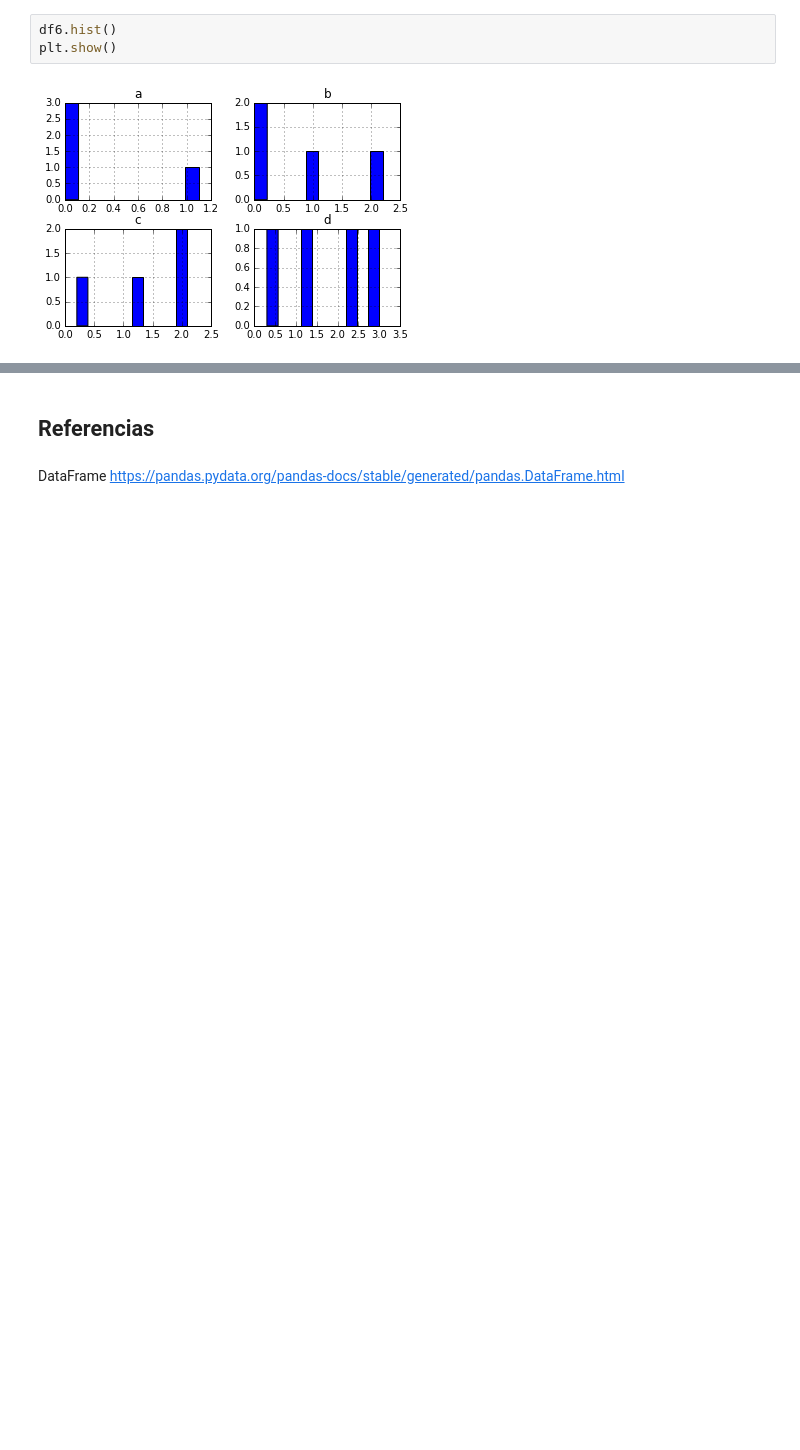
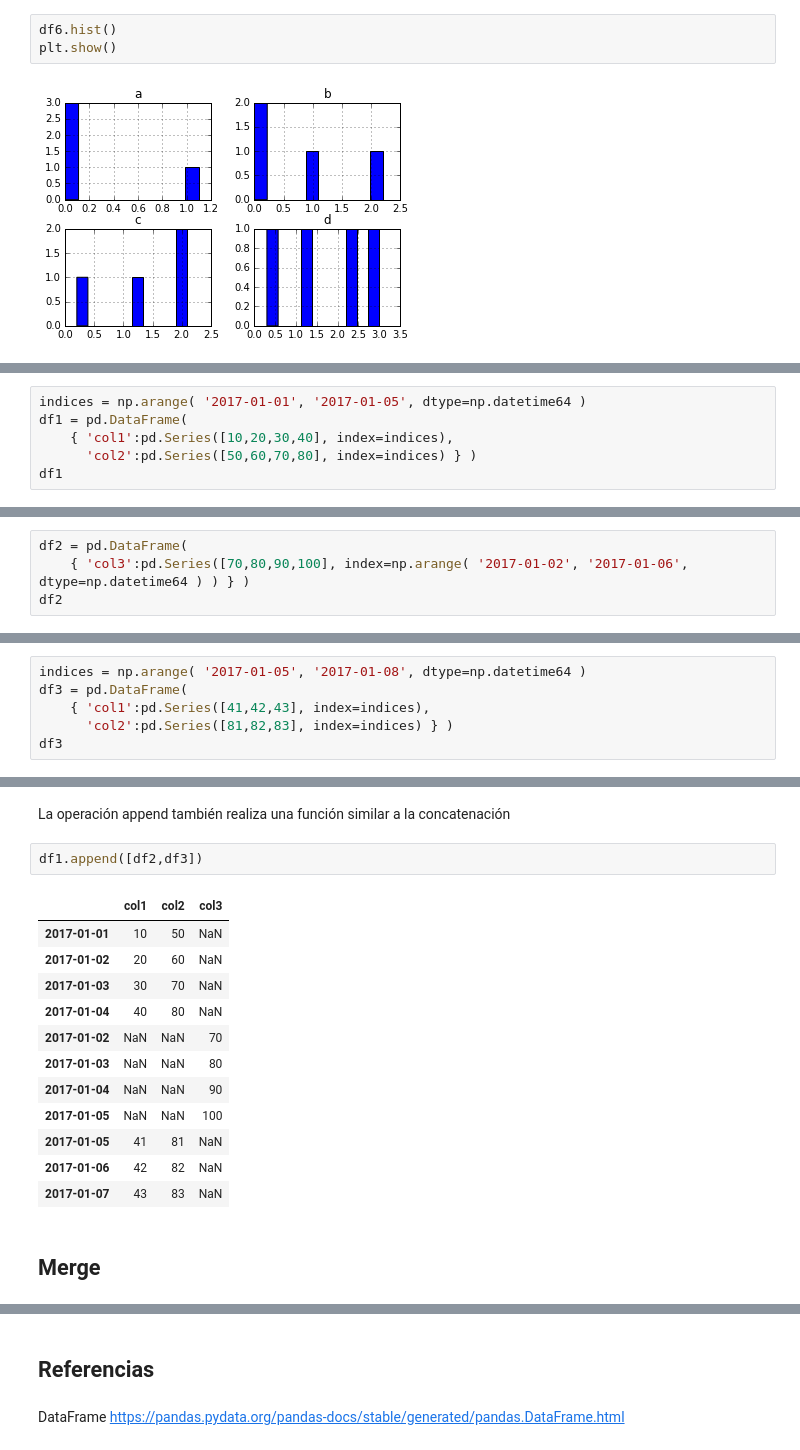
Before and after one commit to jmlon/PythonTutorials, a Jupyter notebook: pandas/PandasDataFrames.ipynb, the cells around one changed output, grey strips where cells are left out. Drawn from its saved outputs; the diff is of its cells as text; blank space fills up the shorter version.

```diff
--- a/pandas/PandasDataFrames.ipynb
+++ b/pandas/PandasDataFrames.ipynb
@@ -409,0 +431,6 @@ plt.show()
+# %%
+indices = np.arange( '2017-01-01', '2017-01-05', dtype=np.datetime64 )
+df1 = pd.DataFrame(
+    { 'col1':pd.Series([10,20,30,40], index=indices),
+      'col2':pd.Series([50,60,70,80], index=indices) } )
+df1
@@ -409,0 +443,4 @@ plt.show()
+# %%
+df2 = pd.DataFrame(
+    { 'col3':pd.Series([70,80,90,100], index=np.arange( '2017-01-02', '2017-01-06', dtype=np.datetime64 ) ) } )
+df2
@@ -409,0 +507,6 @@ plt.show()
+# %%
+indices = np.arange( '2017-01-05', '2017-01-08', dtype=np.datetime64 )
+df3 = pd.DataFrame(
+    { 'col1':pd.Series([41,42,43], index=indices),
+      'col2':pd.Series([81,82,83], index=indices) } )
+df3
@@ -409,0 +529,19 @@ plt.show()
+# %% [markdown]
+La operación append también realiza una función similar a la concatenación
+# %%
+df1.append([df2,df3])
+# %% [output]
+|  | col1 | col2 | col3 |
+| 2017-01-01 | 10 | 50 | NaN |
+| 2017-01-02 | 20 | 60 | NaN |
+| 2017-01-03 | 30 | 70 | NaN |
+| 2017-01-04 | 40 | 80 | NaN |
+| 2017-01-02 | NaN | NaN | 70 |
+| 2017-01-03 | NaN | NaN | 80 |
+| 2017-01-04 | NaN | NaN | 90 |
+| 2017-01-05 | NaN | NaN | 100 |
+| 2017-01-05 | 41 | 81 | NaN |
+| 2017-01-06 | 42 | 82 | NaN |
+| 2017-01-07 | 43 | 83 | NaN |
+# %% [markdown]
+## Merge
```
Also changed, not shown: parts of 37 cells of this notebook, 1 other file.
